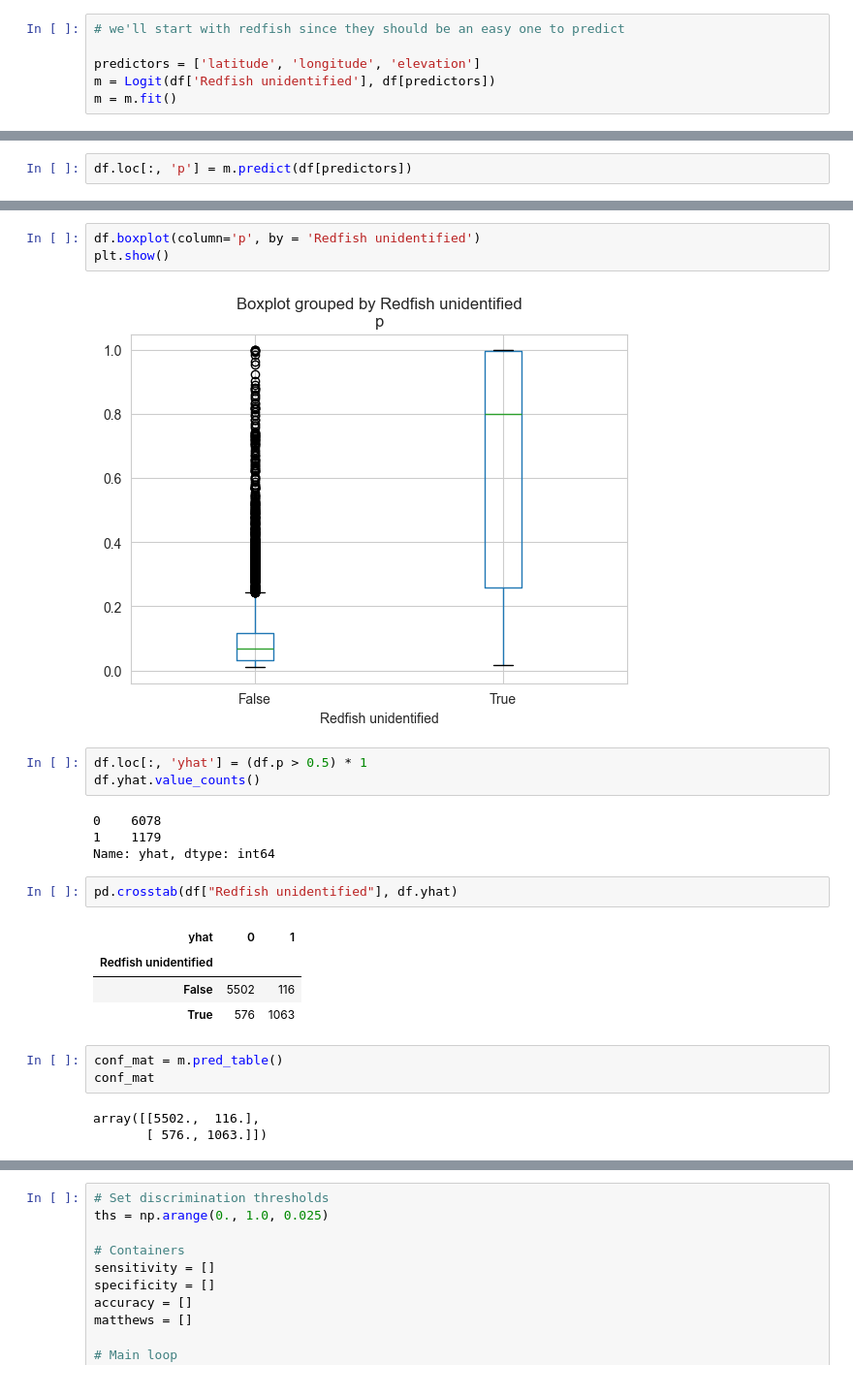
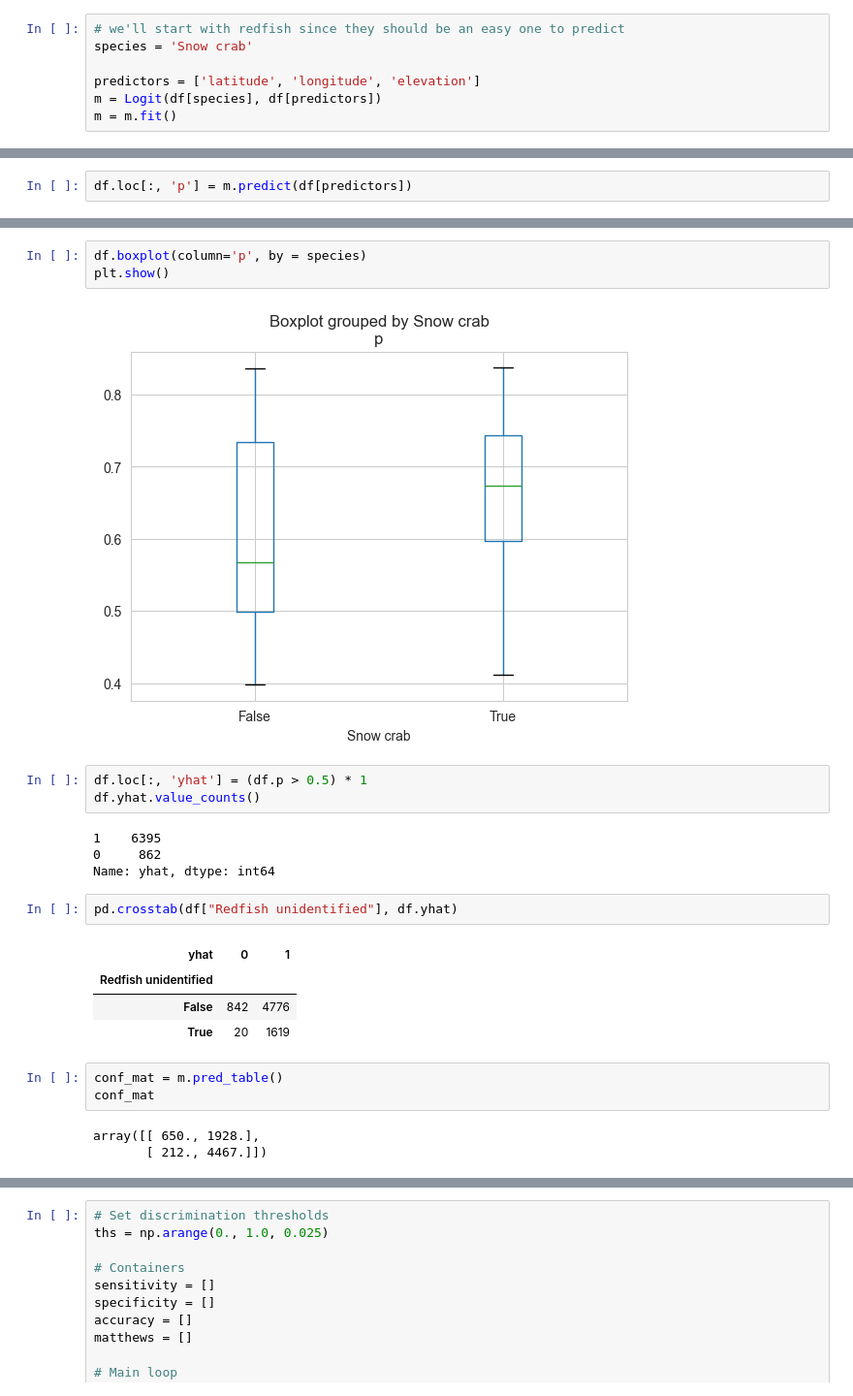
Before and after one commit to davjfish/WatspeedStatsGroupProject, a Jupyter notebook: analysis/Logistic_regression.ipynb, the cells around one changed output, grey strips where cells are left out. Shown at 97% size. Saved outputs shown, nothing was run; the diff lists cells and outputs as text.

```diff
--- a/analysis/Logistic_regression.ipynb
+++ b/analysis/Logistic_regression.ipynb
@@ -32,9 +32,10 @@ dtypes: bool(6), datetime64[ns](1), float64(2), int32(1), int64(1)
 memory usage: 354.3 KB
 # %%
 # we'll start with redfish since they should be an easy one to predict
+species = 'Snow crab'
 
 predictors = ['latitude', 'longitude', 'elevation']
-m = Logit(df['Redfish unidentified'], df[predictors])
+m = Logit(df[species], df[predictors])
 m = m.fit()
 # %% [output]
 Optimization terminated successfully.
@@ -81,28 +82,28 @@ plt.show()
 # %%
-df.boxplot(column='p', by = 'Redfish unidentified')
+df.boxplot(column='p', by = species)
 plt.show()
 # %% [output]
-[figure, old version]
+[figure, new version]
 # %%
 df.loc[:, 'yhat'] = (df.p > 0.5) * 1
 df.yhat.value_counts()
 # %% [output]
-0    6078
-1    1179
+1    6395
+0     862
 Name: yhat, dtype: int64
 # %%
 pd.crosstab(df["Redfish unidentified"], df.yhat)
 # %% [output]
 | yhat | 0 | 1 |
 | Redfish unidentified |  |  |
-| False | 5502 | 116 |
-| True | 576 | 1063 |
+| False | 842 | 4776 |
+| True | 20 | 1619 |
 # %%
 conf_mat = m.pred_table()
 conf_mat
 # %% [output]
-array([[5502.,  116.],
-       [ 576., 1063.]])
+array([[ 650., 1928.],
+       [ 212., 4467.]])
 # %%
 tn, fp, fn, tp = conf_mat.flatten()
 print (tn, fp, fn, tp)
```
Also changed, not shown: parts of 32 cells of this notebook, 2 other files.
